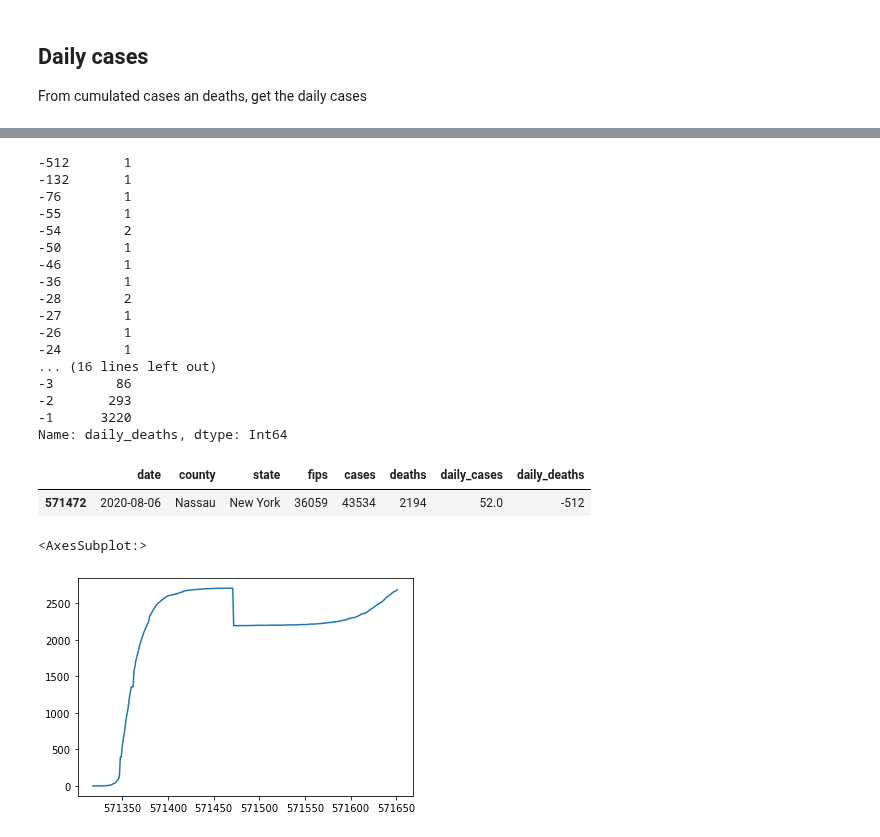
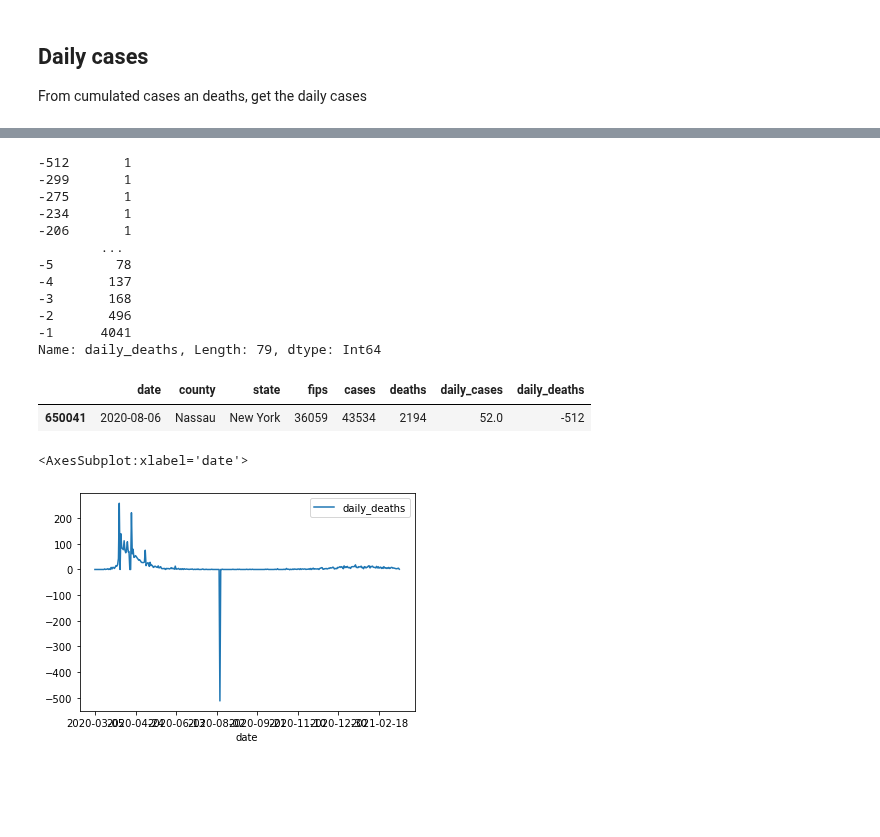
Before and after one commit to severine-baudry/capstone_data_engineer, a Jupyter notebook: covid_corr_weather.ipynb, the cells around one changed output, grey strips where cells are left out. Saved outputs shown, nothing was run; the diff lists cells and outputs as text; code cells hidden in the pictures; blank space fills up the shorter version.

Commit message:
explore negative daily deaths and cases

```diff
--- a/covid_corr_weather.ipynb
+++ b/covid_corr_weather.ipynb
@@ -69,5 +103,5 @@ nyt
 # %%
-group_nyt = nyt.groupby(["county", "state", "fips"])
+group_nyt = nyt.groupby(["county", "state", "fips"], dropna = False)
 # %%
 nyt["daily_cases"] = group_nyt["cases"].diff().fillna( nyt["cases"])
 nyt["daily_deaths"] = group_nyt["deaths"].diff().fillna( nyt["deaths"])
@@ -91,29 +109,24 @@ nyt[nyt["county"] == "New York City"]
 nyt[ nyt["daily_deaths"]< 0]["daily_deaths"].value_counts().sort_index()
 # %% [output]
 -512       1
--132       1
--76        1
--55        1
--54        2
--50        1
--46        1
--36        1
--28        2
--27        1
--26        1
--24        1
-... (16 lines left out)
--3        86
--2       293
--1      3220
-Name: daily_deaths, dtype: Int64
+-299       1
+-275       1
+-234       1
+-206       1
+        ...
+-5        78
+-4       137
+-3       168
+-2       496
+-1      4041
+Name: daily_deaths, Length: 79, dtype: Int64
 # %%
 nyt[ nyt["daily_deaths"] == -512]
 # %% [output]
 |  | date | county | state | fips | cases | deaths | daily_cases | daily_deaths |
-| 571472 | 2020-08-06 | Nassau | New York | 36059 | 43534 | 2194 | 52.0 | -512 |
+| 650041 | 2020-08-06 | Nassau | New York | 36059 | 43534 | 2194 | 52.0 | -512 |
 # %%
-nyt[ nyt["fips"] == 36059 ]["deaths"].plot()
+nyt[ nyt["fips"] == 36059 ].plot( x = "date", y = "daily_deaths")
 # %% [output]
-<AxesSubplot:>
+<AxesSubplot:xlabel='date'>
-[figure, old version]
+[figure, new version]
```
Also changed, not shown: parts of 32 cells of this notebook.
